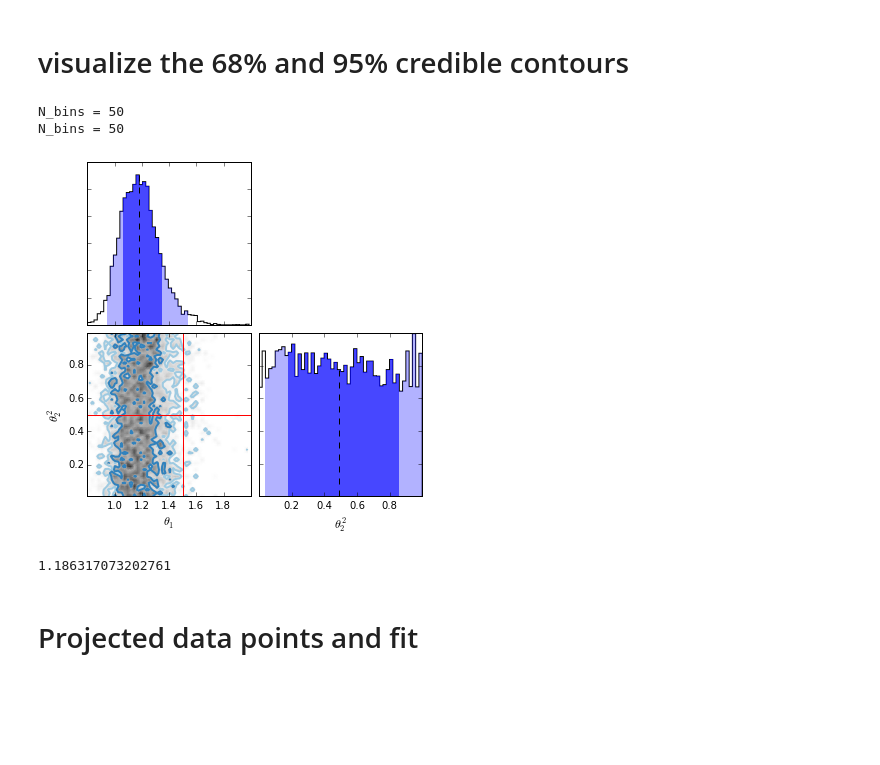
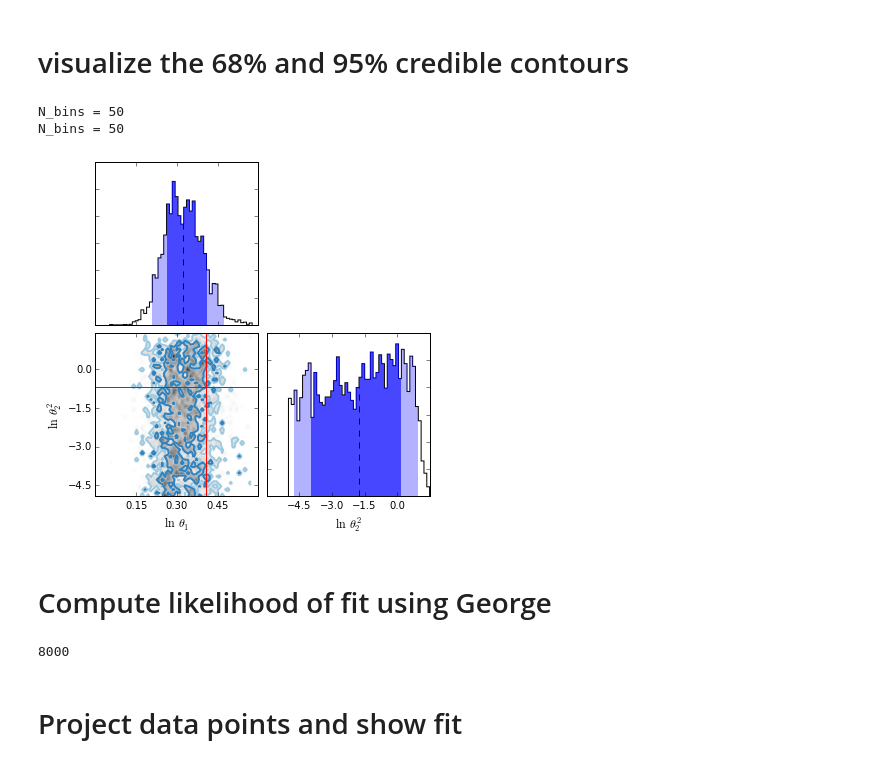
Before and after one commit to karenyyng/shear_gp, a Jupyter notebook: prototypes/2D_fit.ipynb, the cells around one changed output. Drawn from its saved outputs; the diff is of its cells as text; code cells hidden in the pictures; blank space fills up the shorter version.

Commit message:
ensured the samples are run in log space

```diff
--- a/prototypes/2D_fit.ipynb
+++ b/prototypes/2D_fit.ipynb
@@ -62,6 +71,3 @@ assert sam.lnprior_gp(truth, prior_vals=prior_vals) is not -np.inf,\
 # the proposal scale parameter a = 2.0 by default, I have hard tuned this
 # so the acceptance fraction 0.2 < a_f < 0.5
 # maybe tuning a wszis not the best thing to do
-sampler, p0 = sam.fit_gp(truth, data, guess_dev_frac=1e-1,
-                         prior_vals=prior_vals, nwalkers=4,
-                         a=3.5, pool=4)
@@ -81,7 +94,7 @@ the optimized p0 values are
 # %% [markdown]
 # plot properties
 # %%
-labels = [r"$\theta_1$", r"$\theta_2^2$"]
+labels = [r"$\ln\,\theta_1$", r"$\ln\,\theta_2^2$"]
 # %% [markdown]
 # visualize the trace plots
 # %%
@@ -96,14 +109,16 @@ dplot.trace_plot(sampler, labels, truth)
 # %%
 est = dplot.N_by_N_lower_triangle_plot(
         sampler.flatchain.transpose(), 0.05, [0, 1],
-        truth=truth,  # have to be aware of if we take log or not
+        truth=np.log(truth),  # have to be aware of if we take log or not
         axlabels=labels,
         N_bins=[50, 50])
 # %% [output]
 N_bins = 50
 N_bins = 50
-[figure, old version]
+[figure, new version]
-# %%
-est[0][0]
-# %% [output]
-1.186317073202761
+# %% [markdown]
+# Compute likelihood of fit using George
+# %%
+samples.transpose()[1]
+# %% [output]
+8000
@@ -110,2 +130,2 @@ est[0][0]
 # %% [markdown]
-# Projected data points and fit
+# Project data points and show fit
```
Also changed, not shown: parts of 26 cells of this notebook, 3 other files.
